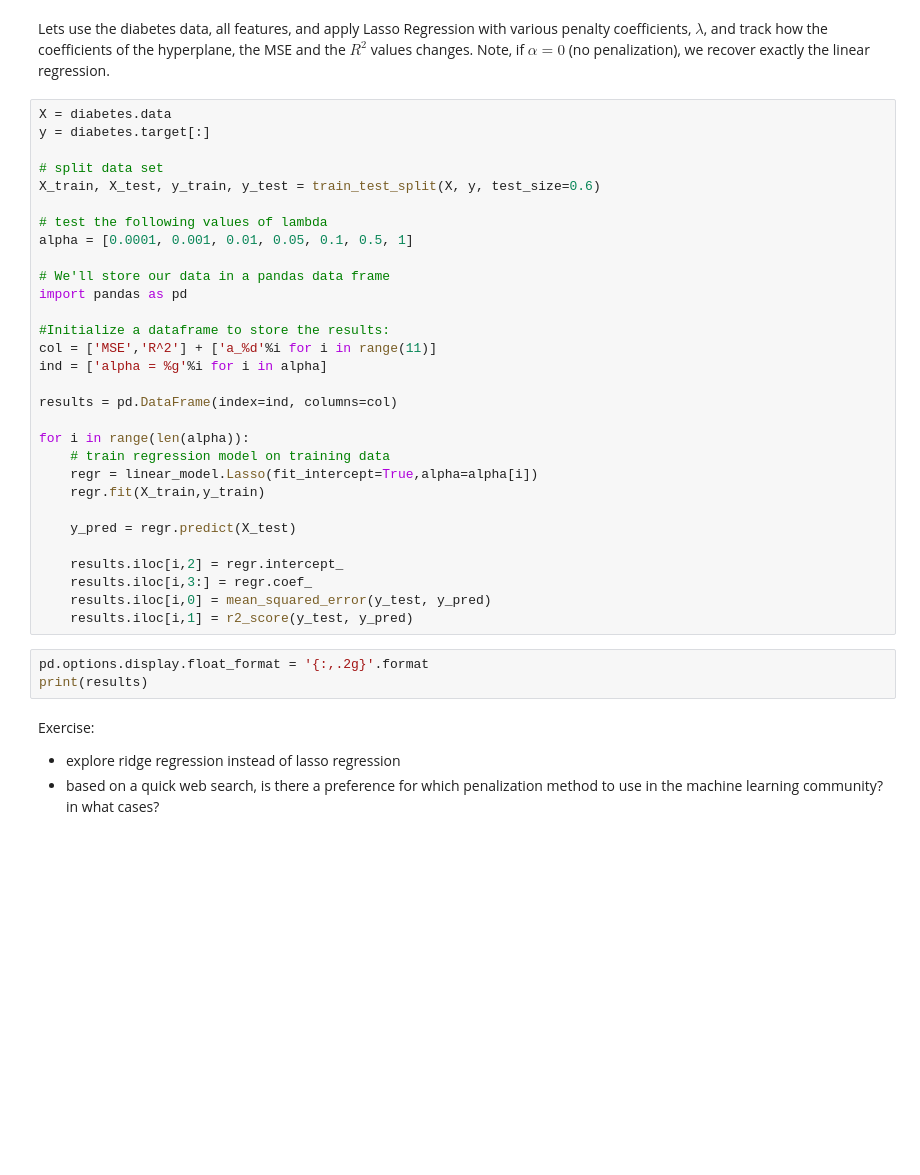
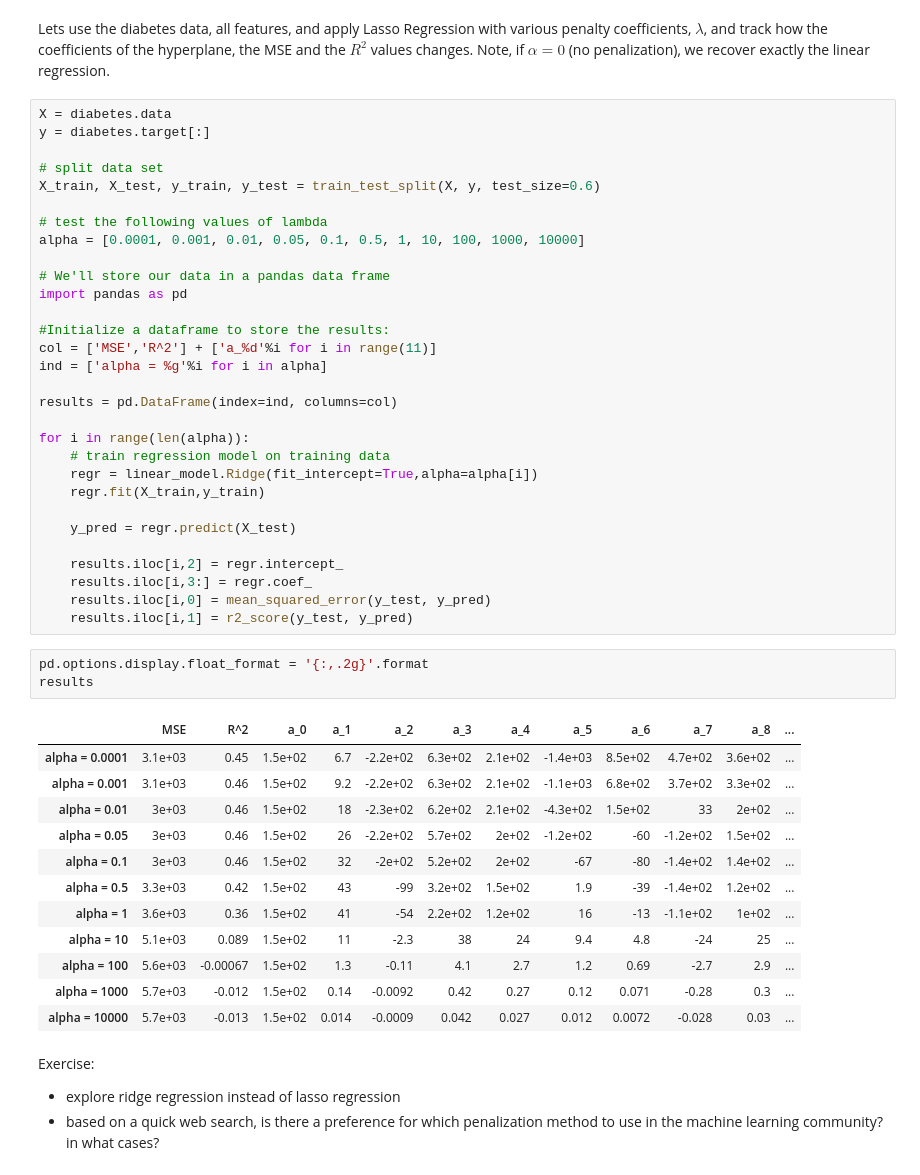
Before and after one commit to ongbw/UN5550-Fall2018, a Jupyter notebook: lectures/Week07.ipynb, the cells around one changed output. Drawn from its saved outputs; the diff is of its cells as text; blank space fills up the shorter version.

```diff
--- a/lectures/Week07.ipynb
+++ b/lectures/Week07.ipynb
@@ -421,7 +533,7 @@ y = diabetes.target[:]
 X_train, X_test, y_train, y_test = train_test_split(X, y, test_size=0.6)
 
 # test the following values of lambda
-alpha = [0.0001, 0.001, 0.01, 0.05, 0.1, 0.5, 1]
+alpha = [0.0001, 0.001, 0.01, 0.05, 0.1, 0.5, 1, 10, 100, 1000, 10000]
 
 # We'll store our data in a pandas data frame
 import pandas as pd
@@ -434,7 +546,7 @@ results = pd.DataFrame(index=ind, columns=col)
 
 for i in range(len(alpha)):
     # train regression model on training data
-    regr = linear_model.Lasso(fit_intercept=True,alpha=alpha[i])
+    regr = linear_model.Ridge(fit_intercept=True,alpha=alpha[i])
     regr.fit(X_train,y_train)
 
     y_pred = regr.predict(X_test)
@@ -445,7 +557,20 @@ for i in range(len(alpha)):
     results.iloc[i,1] = r2_score(y_test, y_pred)
 # %%
 pd.options.display.float_format = '{:,.2g}'.format
-print(results)
+results
+# %% [output]
+|  | MSE | R^2 | a_0 | a_1 | a_2 | a_3 | a_4 | a_5 | a_6 | a_7 | a_8 | ... |
+| alpha = 0.0001 | 3.1e+03 | 0.45 | 1.5e+02 | 6.7 | -2.2e+02 | 6.3e+02 | 2.1e+02 | -1.4e+03 | 8.5e+02 | 4.7e+02 | 3.6e+02 | ... |
+| alpha = 0.001 | 3.1e+03 | 0.46 | 1.5e+02 | 9.2 | -2.2e+02 | 6.3e+02 | 2.1e+02 | -1.1e+03 | 6.8e+02 | 3.7e+02 | 3.3e+02 | ... |
+| alpha = 0.01 | 3e+03 | 0.46 | 1.5e+02 | 18 | -2.3e+02 | 6.2e+02 | 2.1e+02 | -4.3e+02 | 1.5e+02 | 33 | 2e+02 | ... |
+| alpha = 0.05 | 3e+03 | 0.46 | 1.5e+02 | 26 | -2.2e+02 | 5.7e+02 | 2e+02 | -1.2e+02 | -60 | -1.2e+02 | 1.5e+02 | ... |
+| alpha = 0.1 | 3e+03 | 0.46 | 1.5e+02 | 32 | -2e+02 | 5.2e+02 | 2e+02 | -67 | -80 | -1.4e+02 | 1.4e+02 | ... |
+| alpha = 0.5 | 3.3e+03 | 0.42 | 1.5e+02 | 43 | -99 | 3.2e+02 | 1.5e+02 | 1.9 | -39 | -1.4e+02 | 1.2e+02 | ... |
+| alpha = 1 | 3.6e+03 | 0.36 | 1.5e+02 | 41 | -54 | 2.2e+02 | 1.2e+02 | 16 | -13 | -1.1e+02 | 1e+02 | ... |
+| alpha = 10 | 5.1e+03 | 0.089 | 1.5e+02 | 11 | -2.3 | 38 | 24 | 9.4 | 4.8 | -24 | 25 | ... |
+| alpha = 100 | 5.6e+03 | -0.00067 | 1.5e+02 | 1.3 | -0.11 | 4.1 | 2.7 | 1.2 | 0.69 | -2.7 | 2.9 | ... |
+| alpha = 1000 | 5.7e+03 | -0.012 | 1.5e+02 | 0.14 | -0.0092 | 0.42 | 0.27 | 0.12 | 0.071 | -0.28 | 0.3 | ... |
+| alpha = 10000 | 5.7e+03 | -0.013 | 1.5e+02 | 0.014 | -0.0009 | 0.042 | 0.027 | 0.012 | 0.0072 | -0.028 | 0.03 | ... |
 # %% [markdown]
 Exercise:
 * explore ridge regression instead of lasso regression
```
Also changed, not shown: parts of 19 cells of this notebook.
